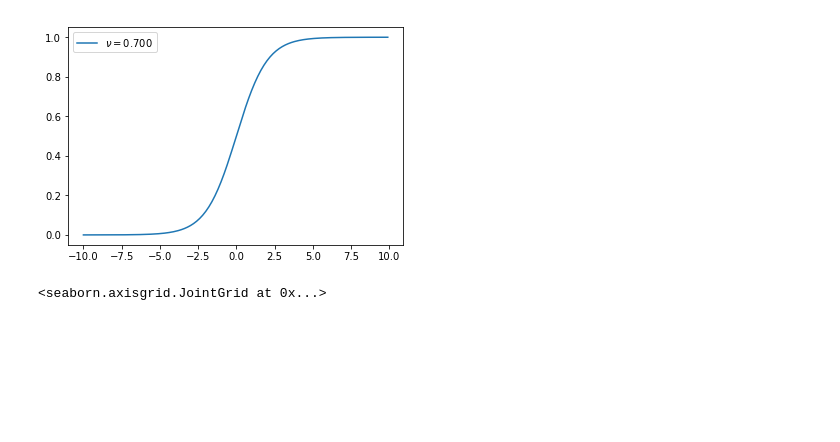
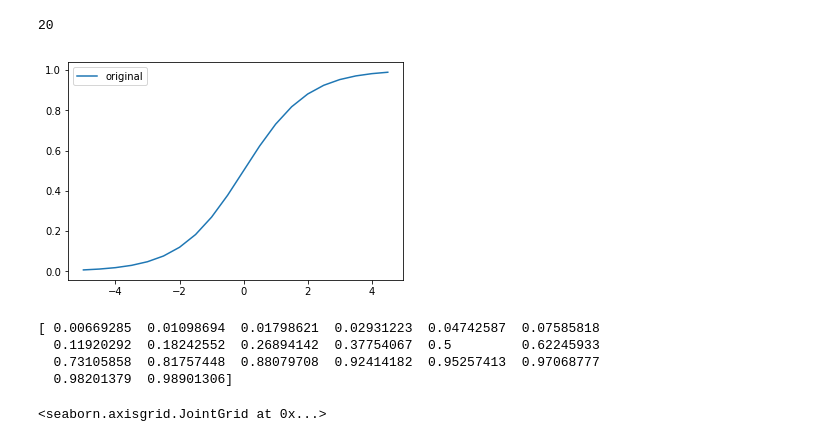
Before and after one commit to toologicbv/meta_learner, a Jupyter notebook: pytorch_expers.ipynb, the cells around one changed output. Saved outputs shown, nothing was run; the diff lists cells and outputs as text; code cells hidden in the pictures; blank space fills up the shorter version.

```diff
--- a/pytorch_expers.ipynb
+++ b/pytorch_expers.ipynb
@@ -50,15 +50,33 @@ def kl_div(q_probs, prior_probs):
     kl_div = torch.sum(q_probs * (torch.log(q_probs + eps) - torch.log(prior_probs + eps)), 1)
     return kl_div
 # %%
-t = np.arange(-10, 10, 0.1)
-p = 0.3
+def sigmoid_loc(arange, step):
+    x = np.arange(arange[0], arange[1], step)
+    sigmoid = 1/(1 + np.exp(-x-arange[0]))
+    return x, sigmoid
+
+epochs = 20
+r_min = -5
+r_max = 5
+step_size = (r_max - r_min) / float(epochs)
+t = np.arange(r_min, r_max, step_size)
+print(t.shape[0])
 # priors = stats.geom.pmf(t, p=1-p)
 priors = special.expit(t)
-plt.plot(t, priors, label=r"$\nu={:.3f}$".format(1-p))
+plt.plot(t, priors, label=r"original")
+# x, probs = sigmoid_loc(arange, step)
+# plt.plot(x, probs, label=r"shifted")
 plt.legend(loc="best")
 plt.show()
+print(priors[0:20])
+# print(priors[-10:])
 # %% [output]
+20
-[figure, old version]
+[figure, new version]
+[ 0.00669285  0.01098694  0.01798621  0.02931223  0.04742587  0.07585818
+  0.11920292  0.18242552  0.26894142  0.37754067  0.5         0.62245933
+  0.73105858  0.81757448  0.88079708  0.92414182  0.95257413  0.97068777
+  0.98201379  0.98901306]
 # %%
 m_gaussian = np.random.multivariate_normal([5,5], [[1, 0.9], [0.9, 1]], 200)
 sns.jointplot(m_gaussian[:, 0], m_gaussian[:, 1], kind="kde")
```
Also changed, not shown: parts of 2 cells of this notebook, 12 other files.
